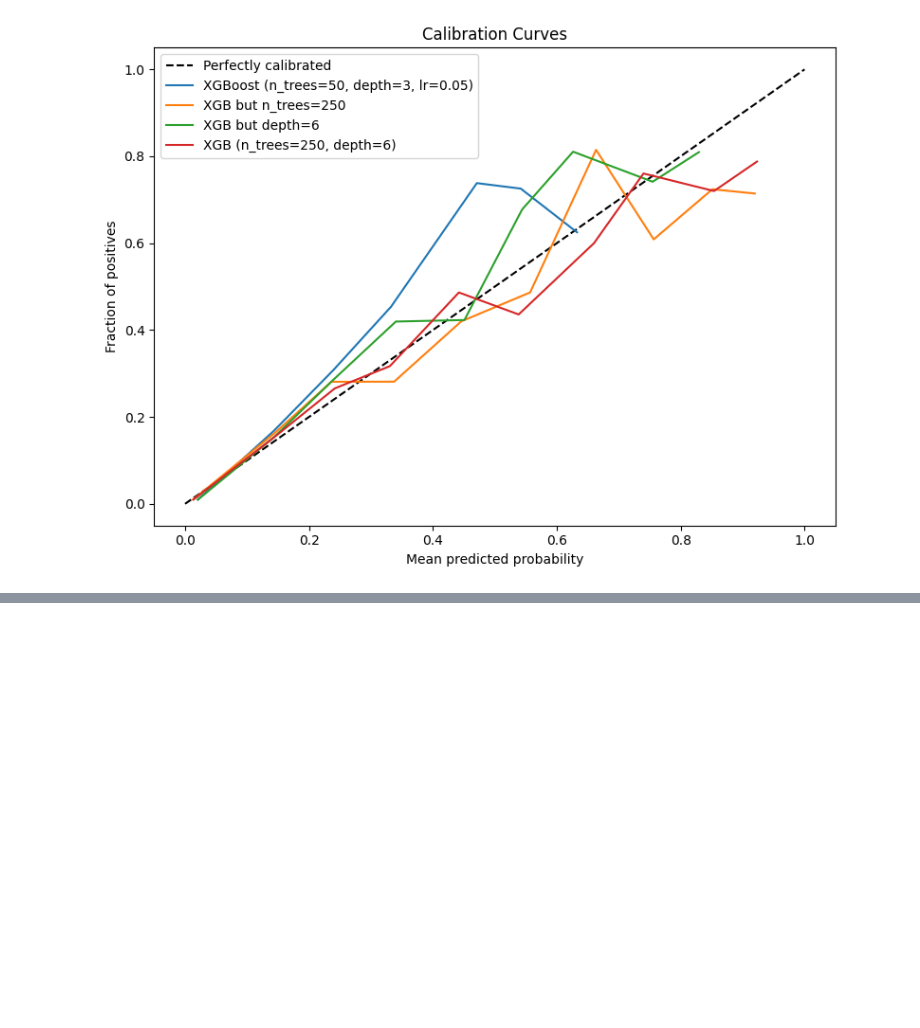
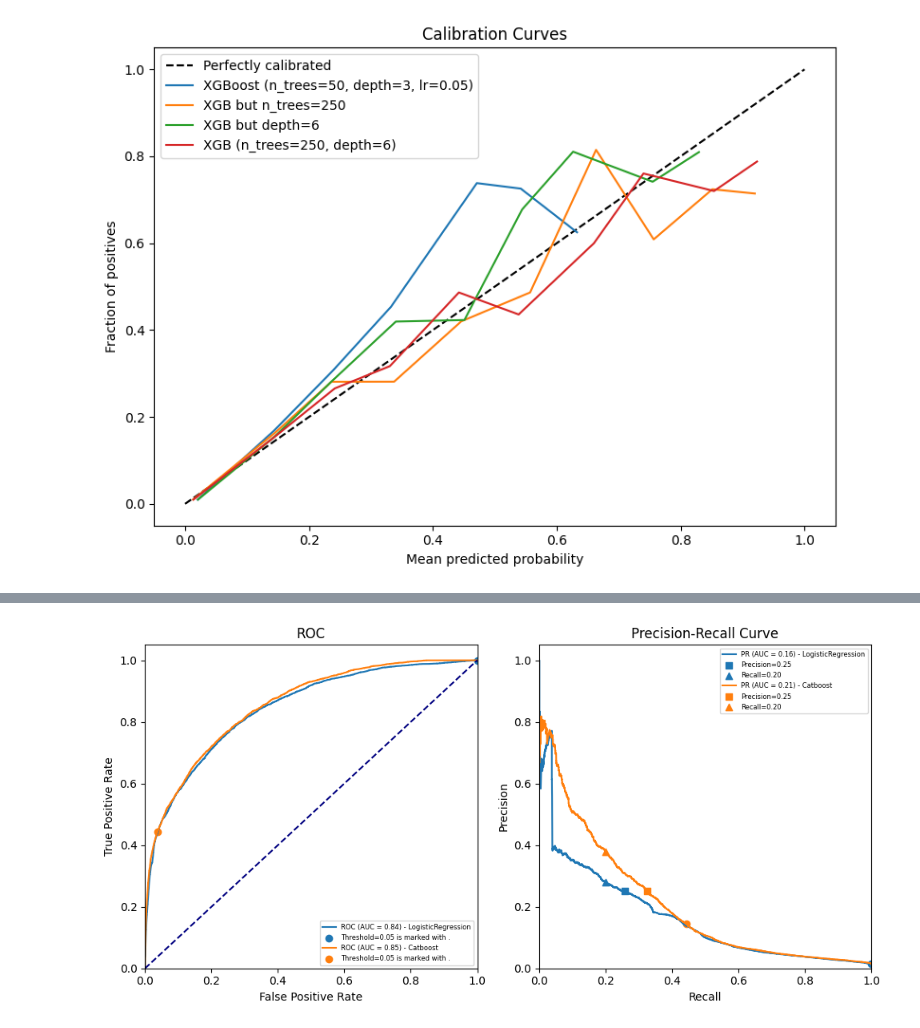
Before and after one commit to dan1dr/zrive-ds, a Jupyter notebook: src/module_4/push_exploration_non_linear.ipynb, the cells around one changed output, grey strips where cells are left out. Saved outputs shown, nothing was run; the diff lists cells and outputs as text; code cells hidden in the pictures; blank space fills up the shorter version.

```diff
--- a/src/module_4/push_exploration_non_linear.ipynb
+++ b/src/module_4/push_exploration_non_linear.ipynb
@@ -1112,0 +1041,99 @@ plot_calibration_curve(
+# %%
+import matplotlib.pyplot as plt
+from sklearn.metrics import roc_curve, auc, precision_recall_curve
+from datetime import datetime
+import os
+import numpy as np
+
+def generate_evaluation_curves_multi(
+    model_names: list, y_preds: list, y_test, save_curves_path: str = None
+):
+    """
+    Generate ROC and Precision-Recall curves for multiple binary classification models
+    and display them in a single figure, with additional points for specified precision, recall, and threshold.
+    """
+    # Desired precision and recall values
+    desired_precision = 0.25
+    desired_recall = 0.20
+    threshold_mark = 0.05
+
+    # Create a timestamp for unique filenames
+    timestamp = datetime.now().strftime("%Y%m%d%H%M%S")
+
+    plt.figure(figsize=(10, 5))
+
+    # Plot for each model
+    for model_name, y_pred in zip(model_names, y_preds):
+
+        # ROC Curve
+        fpr, tpr, thresholds_roc = roc_curve(y_test, y_pred)
+        roc_auc = auc(fpr, tpr)
+        plt.subplot(1, 2, 1)
+        roc_line, = plt.plot(fpr, tpr, label=f"ROC (AUC = {roc_auc:.2f}) - {model_name}")
+
+        # Mark the threshold point on the ROC curve
+        threshold_index = np.where(thresholds_roc >= threshold_mark)[0][-1]
+        plt.scatter(fpr[threshold_index], tpr[threshold_index], color=roc_line.get_color(), marker='o',
+                    label=f'Threshold={threshold_mark} is marked with .')
+
+        # Precision-Recall Curve
+        precision, recall, thresholds_pr = precision_recall_curve(y_test, y_pred)
+        pr_auc = auc(recall, precision)
+        plt.subplot(1, 2, 2)
+        pr_line, = plt.plot(recall, precision, label=f"PR (AUC = {pr_auc:.2f}) - {model_name}")
+
+        # Mark the threshold point on the Precision-Recall curve
+        threshold_index = np.where(thresholds_pr >= threshold_mark)[0][0]
+        plt.scatter(recall[threshold_index], precision[threshold_index], color=pr_line.get_color(), marker='o')
+
+        # Find and plot the additional points for desired precision and recall
+        closest_precision_idx = np.argmin(np.abs(precision - desired_precision))
+        closest_recall_idx = np.argmin(np.abs(recall - desired_recall))
+
+        # Plot the point for the desired precision with the same color
+        plt.scatter(recall[closest_precision_idx], precision[closest_precision_idx],
+                    color=pr_line.get_color(), marker='s', label=f'Precision={precision[closest_precision_idx]:.2f}')
+
+        # Plot the point for the desired recall with the same color
+        plt.scatter(recall[closest_recall_idx], precision[closest_recall_idx],
+                    color=pr_line.get_color(), marker='^', label=f'Recall={recall[closest_recall_idx]:.2f}')
+
+    # ROC Curve settings
+    plt.subplot(1, 2, 1)
+    plt.plot([0, 1], [0, 1], color="navy", linestyle="--")
+    plt.xlim([0.0, 1.0])
+    plt.ylim([0.0, 1.05])
+    plt.xlabel("False Positive Rate")
+    plt.ylabel("True Positive Rate")
+    plt.title("ROC")
+    plt.legend(loc="lower right", prop={'size': 6})
+
+    # Precision-Recall Curve settings
+    plt.subplot(1, 2, 2)
+    plt.xlim([0.0, 1.0])
+    plt.ylim([0.0, 1.05])
+    plt.xlabel("Recall")
+    plt.ylabel("Precision")
+    plt.title("Precision-Recall Curve")
+    plt.legend(loc="upper right", prop={'size': 6})
+
+    plt.tight_layout()
+
+    # Save the figure if a path is provided
+    if save_curves_path:
+        if not os.path.exists(save_curves_path):
+            os.makedirs(save_curves_path)
+        figure_filename = f"Evaluation_Curves_Multiple_Models_{timestamp}.png"
+        figure_path = os.path.join(save_curves_path, figure_filename)
+        plt.savefig(figure_path)
+
+    plt.show()
+
+# Use the function with your Logistic Regression and CatBoost models
+generate_evaluation_curves_multi(
+    model_names=["LogisticRegression", "Catboost"],
+    y_preds=[y_pred_lr, y_pred_catboost],
+    y_test=y_val
+)
+# %% [output]
+[figure, added]
```
Also changed, not shown: parts of 32 cells of this notebook.
